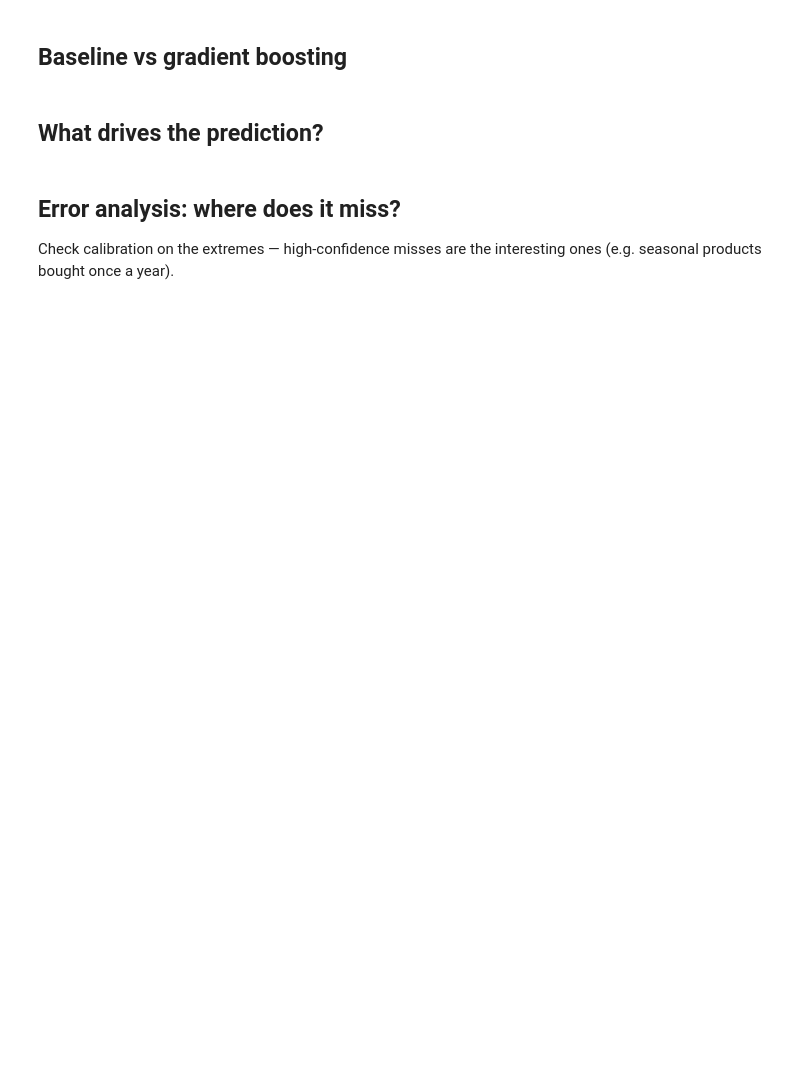
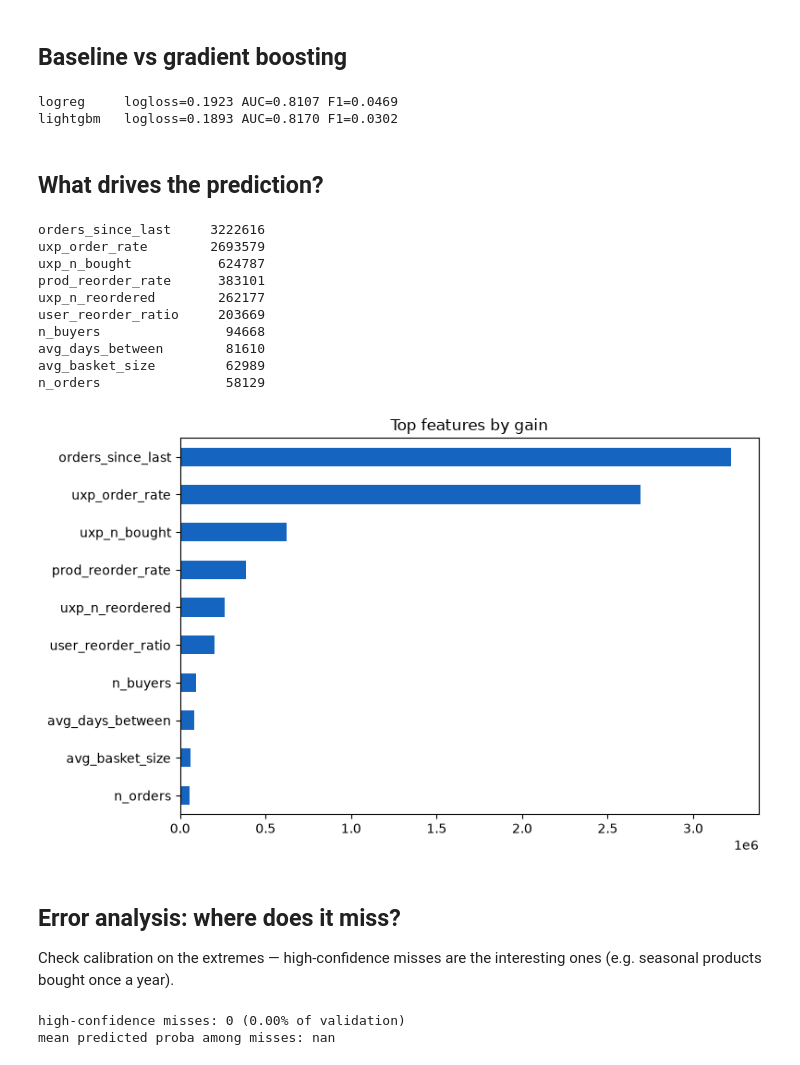
Before and after one commit to louisctlau/instacart-basket-analysis, a Jupyter notebook: notebooks/02_reorder_model.ipynb, the cells around one changed output. Cells and saved outputs as stored; diff of their text form; code cells hidden in the pictures; blank space fills up the shorter version.

Commit message:
Executed reorder-model notebook with outputs; add feature-importance chart

```diff
--- a/notebooks/02_reorder_model.ipynb
+++ b/notebooks/02_reorder_model.ipynb
@@ -46,21 +50,42 @@ report('logreg', y_va, lr.predict_proba(scaler.transform(X_va))[:, 1])
 dtrain = lgb.Dataset(X_tr, label=y_tr)
 dvalid = lgb.Dataset(X_va, label=y_va, reference=dtrain)
 params = dict(objective='binary', metric='binary_logloss', learning_rate=0.05,
-                num_leaves=64, feature_fraction=0.8, verbosity=-1, seed=42)
+                num_leaves=64, feature_fraction=0.8, bagging_fraction=0.8,
+                bagging_freq=1, verbosity=-1, seed=42)
 gbm = lgb.train(params, dtrain, 400, valid_sets=[dvalid],
                 callbacks=[lgb.early_stopping(30, verbose=False)])
 report('lightgbm', y_va, gbm.predict(X_va, num_iteration=gbm.best_iteration))
+# %% [output]
+logreg     logloss=0.1923 AUC=0.8107 F1=0.0469
+lightgbm   logloss=0.1893 AUC=0.8170 F1=0.0302
 # %% [markdown]
 ## What drives the prediction?
 # %%
 import pandas as pd
+import matplotlib.pyplot as plt
 
 imp = pd.Series(gbm.feature_importance(importance_type='gain'),
                 index=FEATURES).sort_values(ascending=False)
-imp.head(10).plot.barh()
-plt = __import__('matplotlib.pyplot')
-plt.title('Top features by gain'); plt.show()
 print(imp.head(10).round(0).astype(int).to_string())
+
+fig, ax = plt.subplots(figsize=(8, 5))
+imp.head(10).sort_values().plot.barh(ax=ax, color='#1565c0')
+ax.set_title('Top features by gain')
+fig.tight_layout()
+fig.savefig('../docs/charts/reorder_feature_importance.png', dpi=150)
+plt.show()
+# %% [output]
+orders_since_last     3222616
+uxp_order_rate        2693579
+uxp_n_bought           624787
+prod_reorder_rate      383101
+uxp_n_reordered        262177
+user_reorder_ratio     203669
+n_buyers                94668
+avg_days_between        81610
+avg_basket_size         62989
+n_orders                58129
+[figure, added]
 # %% [markdown]
 ## Error analysis: where does it miss?
 
@@ -75,3 +100,6 @@ va['y'] = y_va.values
 miss = va[(va['proba'] > 0.8) & (va['y'] == 0)]
 print(f'high-confidence misses: {len(miss):,} ({len(miss)/len(va):.2%} of validation)')
 print('mean predicted proba among misses:', round(miss['proba'].mean(), 3))
+# %% [output]
+high-confidence misses: 0 (0.00% of validation)
+mean predicted proba among misses: nan
```
Also changed, not shown: parts of 2 cells of this notebook, 1 other file.
